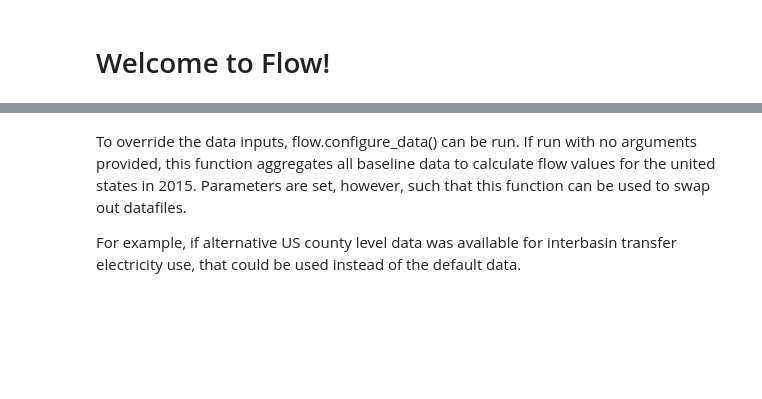
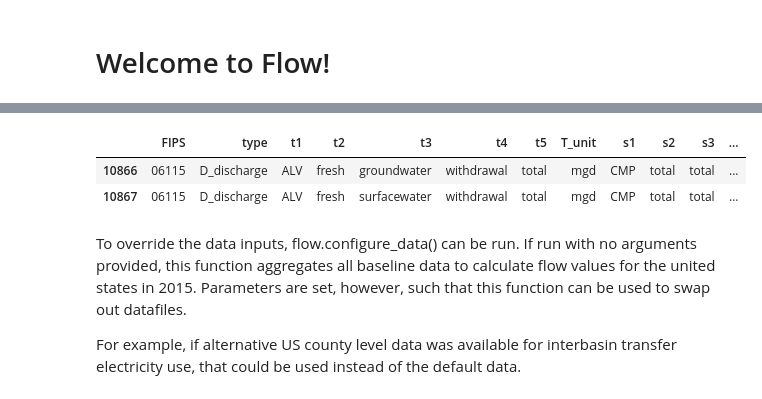
Before and after one commit to pnnl/interflow, a Jupyter notebook: flow_notebook.ipynb, the cells around one changed output, grey strips where cells are left out. Cells and saved outputs as stored; diff of their text form; code cells hidden in the pictures; blank space fills up the shorter version.

```diff
--- a/flow_notebook.ipynb
+++ b/flow_notebook.ipynb
@@ -37,3 +39,9 @@ required land area is: 1.81 km-squared
+# %%
+data[data.FIPS == '06115'][data.type == 'D_discharge'][data.t1 == 'ALV']
+# %% [output]
+|  | FIPS | type | t1 | t2 | t3 | t4 | t5 | T_unit | s1 | s2 | s3 | ... |
+| 10866 | 06115 | D_discharge | ALV | fresh | groundwater | withdrawal | total | mgd | CMP | total | total | ... |
+| 10867 | 06115 | D_discharge | ALV | fresh | surfacewater | withdrawal | total | mgd | CMP | total | total | ... |
 # %%
 df2 = df.groupby(['S1','t1','units'], as_index=False).sum()
 df2
```
Also changed, not shown: parts of 5 cells of this notebook, 4 other files.
